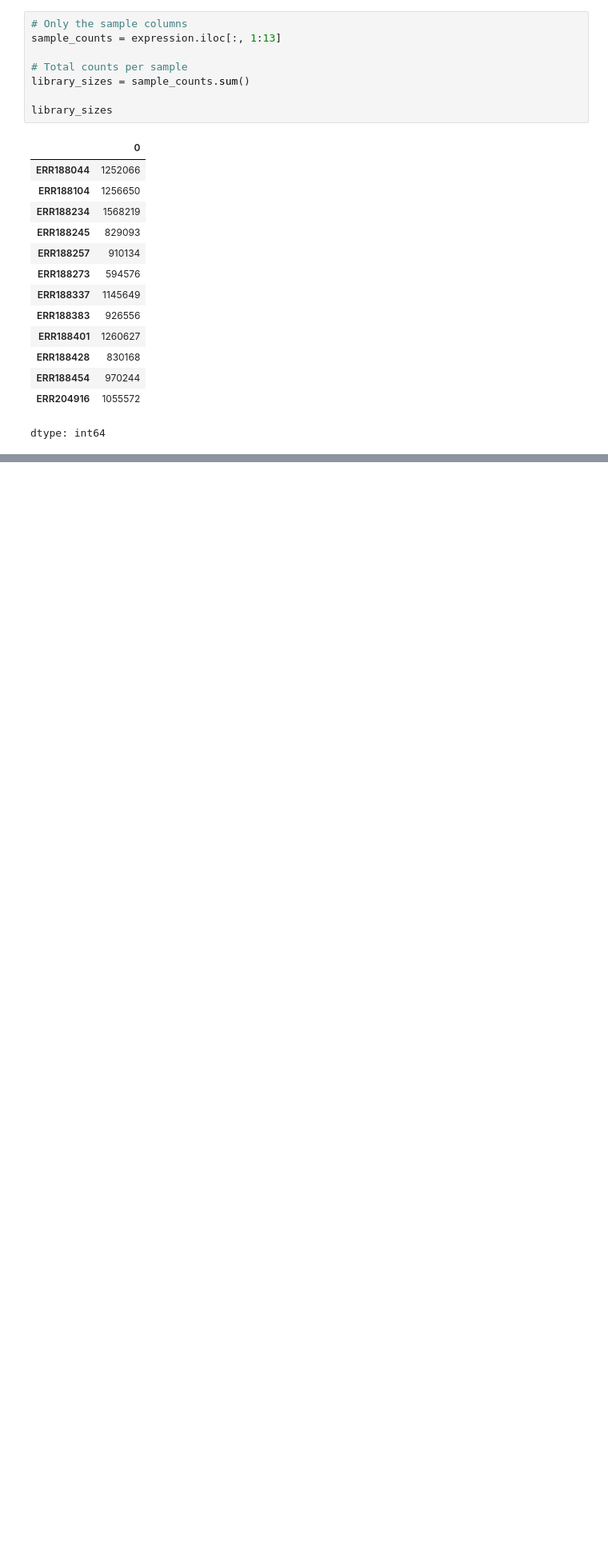
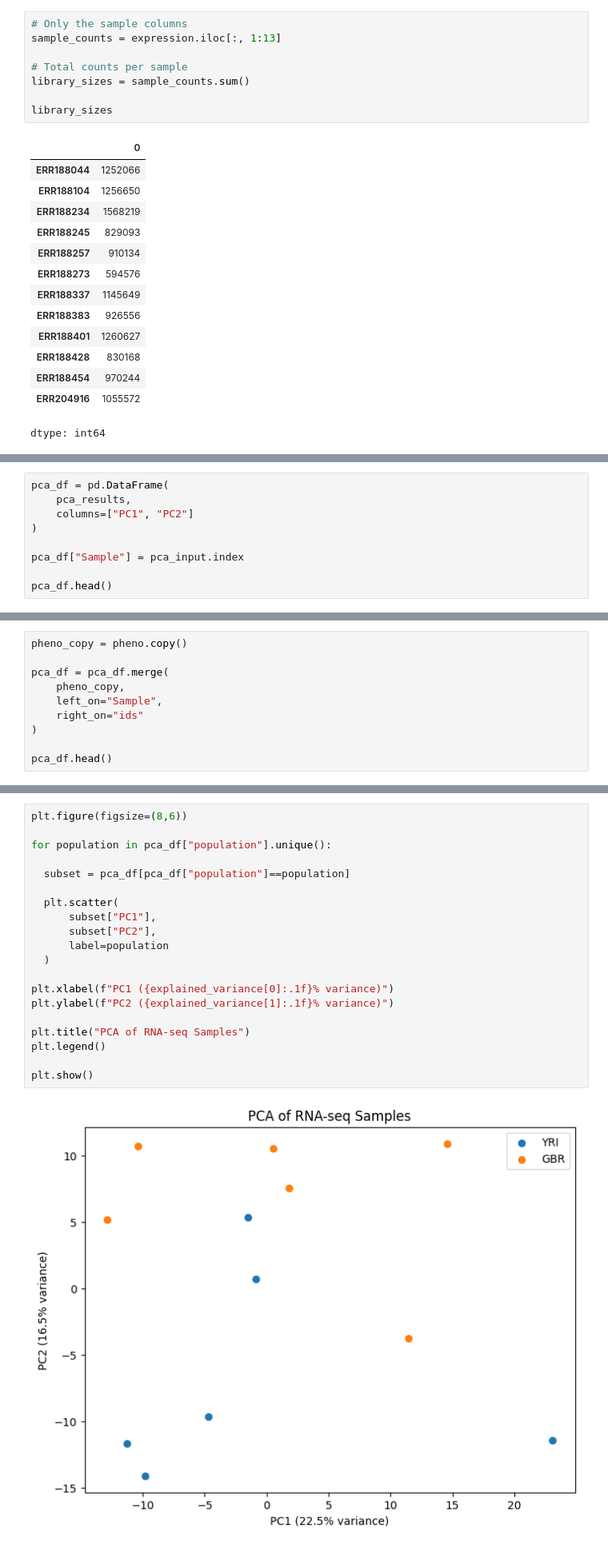
Before and after one commit to MsTejasviSingh/Cancer-Genomics, a Jupyter notebook: 02_RNAseq_Project.ipynb, the cells around one changed output, grey strips where cells are left out. Shown at 80% size. Saved outputs shown, nothing was run; the diff lists cells and outputs as text; blank space fills up the shorter version.

```diff
--- a/02_RNAseq_Project.ipynb
+++ b/02_RNAseq_Project.ipynb
@@ -340,0 +500,9 @@ ValueError: shape mismatch: objects cannot be broadcast to a single shape.  Mism
+# %%
+pca_df = pd.DataFrame(
+    pca_results,
+    columns=["PC1", "PC2"]
+)
+
+pca_df["Sample"] = pca_input.index
+
+pca_df.head()
@@ -340,0 +523,10 @@ ValueError: shape mismatch: objects cannot be broadcast to a single shape.  Mism
+# %%
+pheno_copy = pheno.copy()
+
+pca_df = pca_df.merge(
+    pheno_copy,
+    left_on="Sample",
+    right_on="ids"
+)
+
+pca_df.head()
@@ -340,0 +544,22 @@ ValueError: shape mismatch: objects cannot be broadcast to a single shape.  Mism
+# %%
+plt.figure(figsize=(8,6))
+
+for population in pca_df["population"].unique():
+
+  subset = pca_df[pca_df["population"]==population]
+
+  plt.scatter(
+      subset["PC1"],
+      subset["PC2"],
+      label=population
+  )
+
+plt.xlabel(f"PC1 ({explained_variance[0]:.1f}% variance)")
+plt.ylabel(f"PC2 ({explained_variance[1]:.1f}% variance)")
+
+plt.title("PCA of RNA-seq Samples")
+plt.legend()
+
+plt.show()
+# %% [output]
+[figure, added]
```
Also changed, not shown: parts of 22 cells of this notebook.
